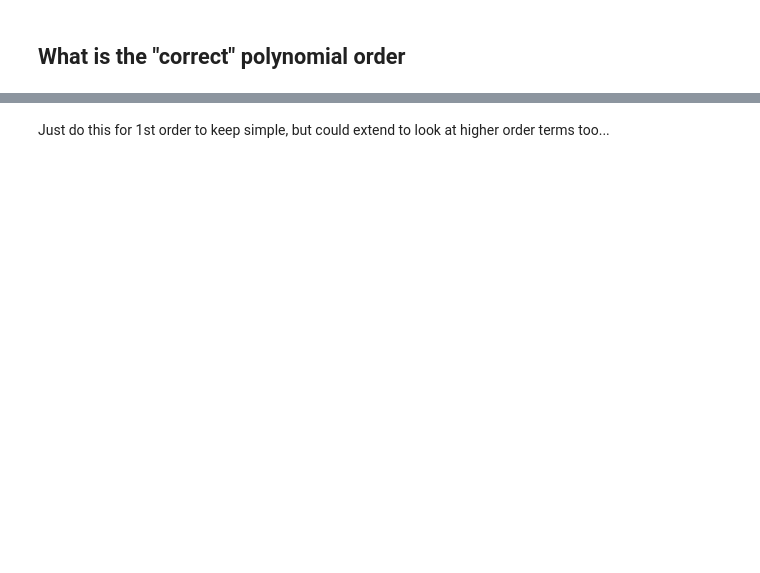
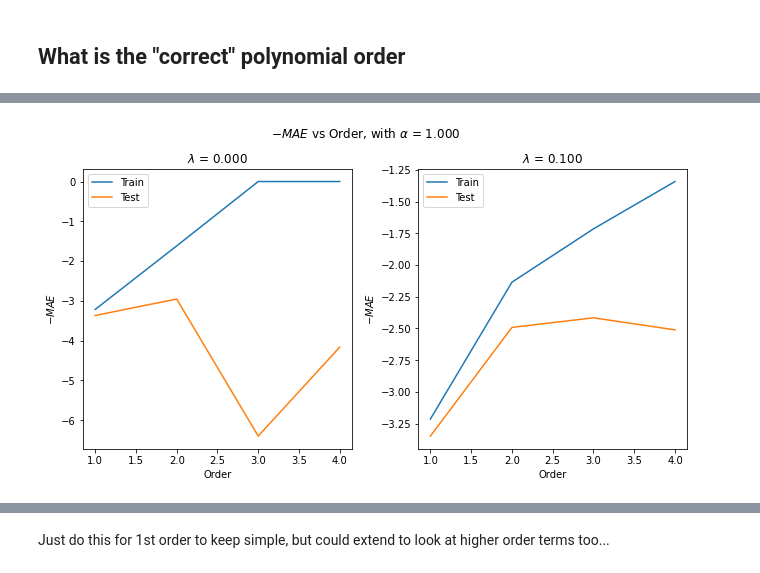
Before and after one commit to ascillitoe/EQ-live, a Jupyter notebook: Prototyping/ML_regression/robust_regression/boston_housing.ipynb, the cells around one changed output, grey strips where cells are left out. Drawn from its saved outputs; the diff is of its cells as text; code cells hidden in the pictures; blank space fills up the shorter version.

```diff
--- a/Prototyping/ML_regression/robust_regression/boston_housing.ipynb
+++ b/Prototyping/ML_regression/robust_regression/boston_housing.ipynb
@@ -232,8 +268,8 @@ Best parameters are $\alpha=0.5$, $\lambda=0.0043$ and polynomial order = 2.
 # %% [markdown]
 ## What is the "correct" polynomial order
 # %%
-lamda_range = [1e-5,0.025]
-alpha_range = [0.5]
+lamda_range = [1e-6,0.1]
+alpha_range = [1.0]
 order_range = [1,2,3,4]
 params = {'lamda':lamda_range,'alpha':alpha_range,'order':order_range}
 elasticnet = EQmodel('elastic-net')
@@ -241,5 +284,7 @@ results_eq = myGridSearch(elasticnet,params,X,y,kfold=5)
 # %%
 ranges = [lamda_range,alpha_range,order_range]
-params = ['$\lambda$','$\\alpha$','Order']
-plot_GS(results_eq,ranges,params,2,0,0,scale='linear')
+param_names = ['$\lambda$','$\\alpha$','Order']
+plot_GS(results_eq,ranges,params,param_names,2,0,0,scale='linear')
+# %% [output]
+[figure, added]
 # %% [markdown]
```
Also changed, not shown: parts of 32 cells of this notebook, 53 other files.
